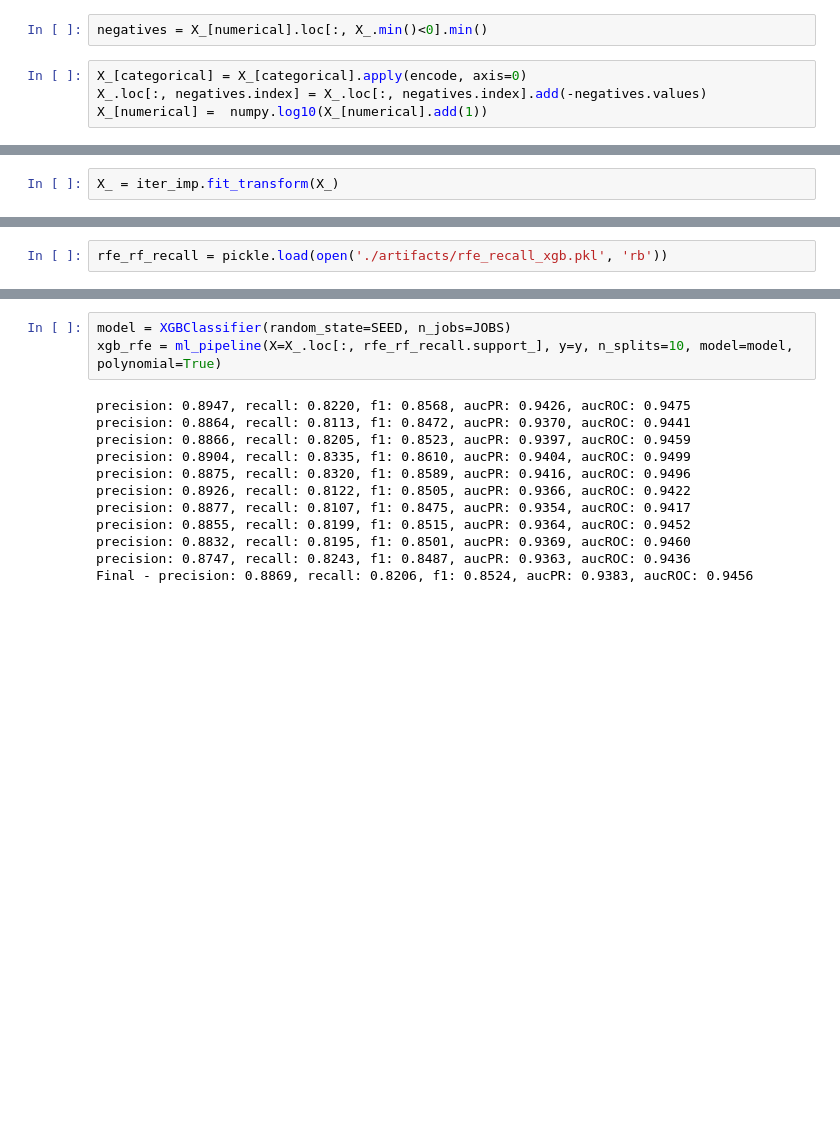
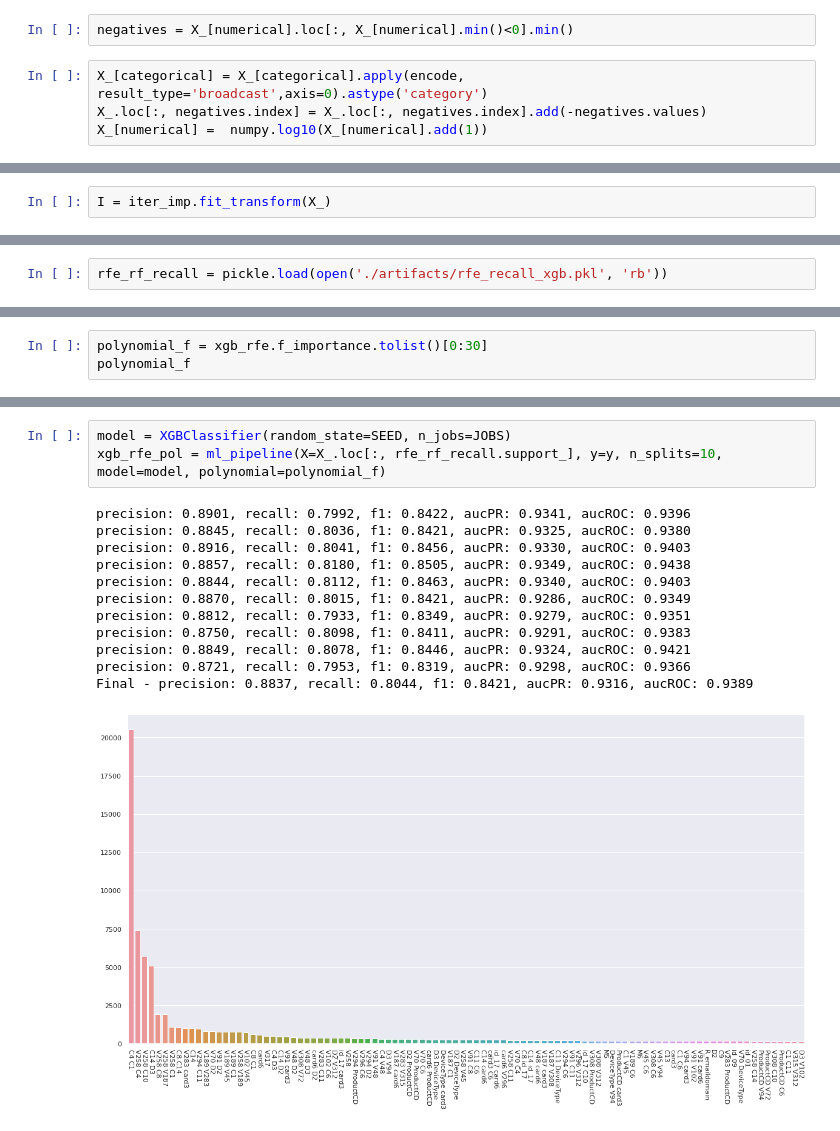
Before and after one commit to VladimirIsakov91/IEEE-CISFraudDetection, a Jupyter notebook: IEEE-CISFraudDetection.ipynb, the cells around one changed output, grey strips where cells are left out. Drawn from its saved outputs; the diff is of its cells as text; blank space fills up the shorter version.

```diff
--- a/IEEE-CISFraudDetection.ipynb
+++ b/IEEE-CISFraudDetection.ipynb
@@ -1123,9 +1127,9 @@ X_.head()
 categorical = X_.select_dtypes(include=['category']).columns
 numerical = X_.select_dtypes(exclude=['category']).columns
 # %%
-negatives = X_[numerical].loc[:, X_.min()<0].min()
+negatives = X_[numerical].loc[:, X_[numerical].min()<0].min()
 # %%
-X_[categorical] = X_[categorical].apply(encode, axis=0)
+X_[categorical] = X_[categorical].apply(encode, result_type='broadcast',axis=0).astype('category')
 X_.loc[:, negatives.index] = X_.loc[:, negatives.index].add(-negatives.values)
 X_[numerical] =  numpy.log10(X_[numerical].add(1))
 # %%
@@ -1142,7 +1146,7 @@ X_.head()
 # %%
 iter_imp = IterativeImputer(max_iter=10, verbose=10, random_state=SEED)
 # %%
-X_ = iter_imp.fit_transform(X_)
+I = iter_imp.fit_transform(X_)
 # %% [output]
 [IterativeImputer] Completing matrix with shape (49156, 431)
 [IterativeImputer] Ending imputation round 1/10, elapsed time 262.10
@@ -1245,0 +1264,3 @@ Final - precision: 0.8839, recall: 0.8063, f1: 0.8433, aucPR: 0.9331, aucROC: 0.
+# %%
+polynomial_f = xgb_rfe.f_importance.tolist()[0:30]
+polynomial_f
@@ -1246,15 +1285,16 @@ Final - precision: 0.8839, recall: 0.8063, f1: 0.8433, aucPR: 0.9331, aucROC: 0.
 # %%
 model = XGBClassifier(random_state=SEED, n_jobs=JOBS)
-xgb_rfe = ml_pipeline(X=X_.loc[:, rfe_rf_recall.support_], y=y, n_splits=10, model=model, polynomial=True)
+xgb_rfe_pol = ml_pipeline(X=X_.loc[:, rfe_rf_recall.support_], y=y, n_splits=10, model=model, polynomial=polynomial_f)
 # %% [output]
-precision: 0.8947, recall: 0.8220, f1: 0.8568, aucPR: 0.9426, aucROC: 0.9475
-precision: 0.8864, recall: 0.8113, f1: 0.8472, aucPR: 0.9370, aucROC: 0.9441
-precision: 0.8866, recall: 0.8205, f1: 0.8523, aucPR: 0.9397, aucROC: 0.9459
-precision: 0.8904, recall: 0.8335, f1: 0.8610, aucPR: 0.9404, aucROC: 0.9499
-precision: 0.8875, recall: 0.8320, f1: 0.8589, aucPR: 0.9416, aucROC: 0.9496
-precision: 0.8926, recall: 0.8122, f1: 0.8505, aucPR: 0.9366, aucROC: 0.9422
-precision: 0.8877, recall: 0.8107, f1: 0.8475, aucPR: 0.9354, aucROC: 0.9417
-precision: 0.8855, recall: 0.8199, f1: 0.8515, aucPR: 0.9364, aucROC: 0.9452
-precision: 0.8832, recall: 0.8195, f1: 0.8501, aucPR: 0.9369, aucROC: 0.9460
-precision: 0.8747, recall: 0.8243, f1: 0.8487, aucPR: 0.9363, aucROC: 0.9436
-Final - precision: 0.8869, recall: 0.8206, f1: 0.8524, aucPR: 0.9383, aucROC: 0.9456
+precision: 0.8901, recall: 0.7992, f1: 0.8422, aucPR: 0.9341, aucROC: 0.9396
+precision: 0.8845, recall: 0.8036, f1: 0.8421, aucPR: 0.9325, aucROC: 0.9380
+precision: 0.8916, recall: 0.8041, f1: 0.8456, aucPR: 0.9330, aucROC: 0.9403
+precision: 0.8857, recall: 0.8180, f1: 0.8505, aucPR: 0.9349, aucROC: 0.9438
+precision: 0.8844, recall: 0.8112, f1: 0.8463, aucPR: 0.9340, aucROC: 0.9403
+precision: 0.8870, recall: 0.8015, f1: 0.8421, aucPR: 0.9286, aucROC: 0.9349
+precision: 0.8812, recall: 0.7933, f1: 0.8349, aucPR: 0.9279, aucROC: 0.9351
+precision: 0.8750, recall: 0.8098, f1: 0.8411, aucPR: 0.9291, aucROC: 0.9383
+precision: 0.8849, recall: 0.8078, f1: 0.8446, aucPR: 0.9324, aucROC: 0.9421
+precision: 0.8721, recall: 0.7953, f1: 0.8319, aucPR: 0.9298, aucROC: 0.9366
+Final - precision: 0.8837, recall: 0.8044, f1: 0.8421, aucPR: 0.9316, aucROC: 0.9389
+[figure, added]
```
Also changed, not shown: parts of 41 cells of this notebook, 1 other file.
